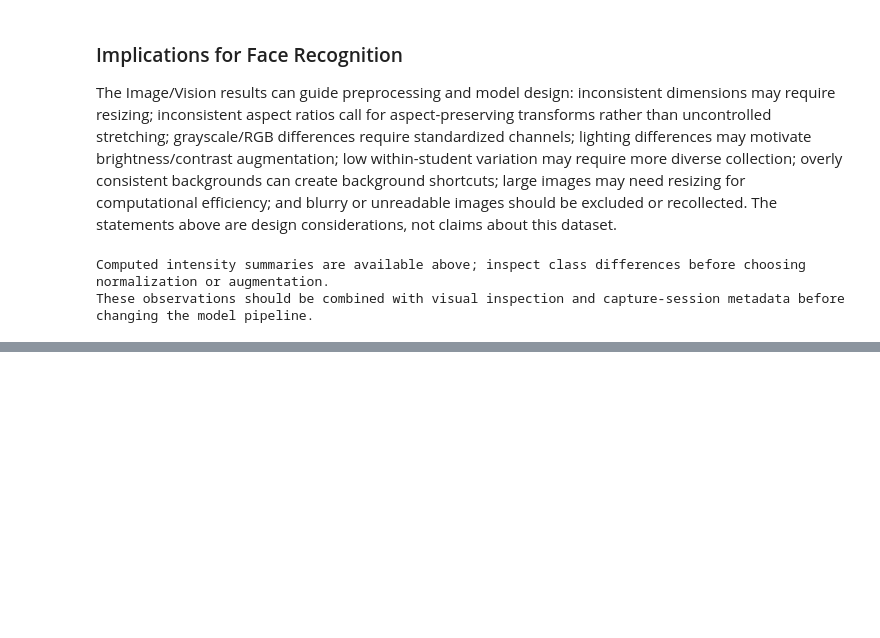
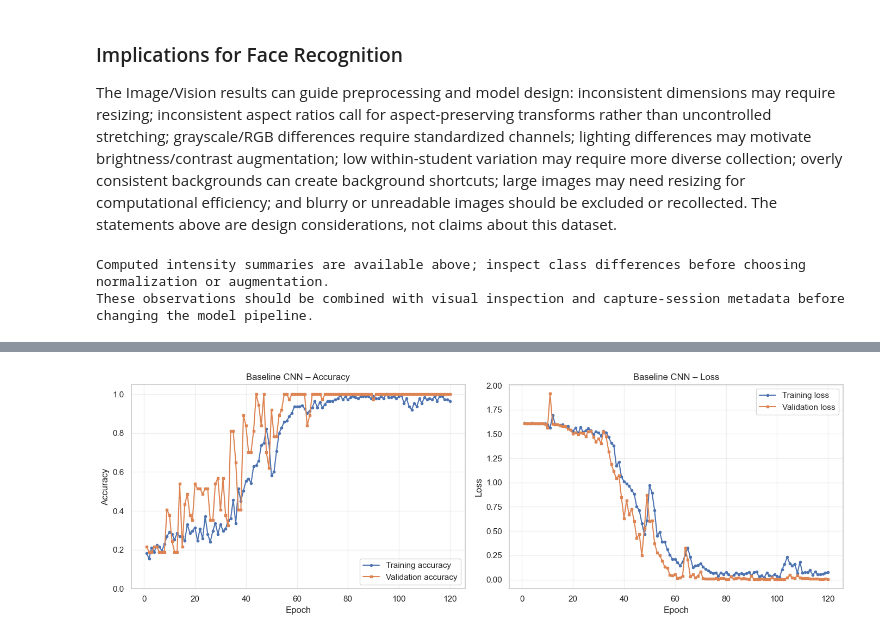
Before and after one commit to mukhiyaamit79/deep_Learning, a Jupyter notebook: amit_eda.ipynb, the cells around one changed output, grey strips where cells are left out. Drawn from its saved outputs; the diff is of its cells as text; code cells hidden in the pictures; blank space fills up the shorter version.

```diff
--- a/amit_eda.ipynb
+++ b/amit_eda.ipynb
@@ -582,0 +1076,7 @@ These observations should be combined with visual inspection and capture-session
+# %%
+EPOCHS = 120
+experiments = {}
+
+experiments["Baseline"] = run_experiment(
+    "Baseline", learning_rate=1e-3, batch_size=32, dropout=0.3,
+    filters=(32, 64, 128), epochs=EPOCHS)
@@ -582,0 +1101,4 @@ These observations should be combined with visual inspection and capture-session
+# %%
+plot_training_history(experiments["Baseline"]["history"], title="Baseline CNN")
+# %% [output]
+[figure, added]
```
Also changed, not shown: parts of 43 cells of this notebook.
